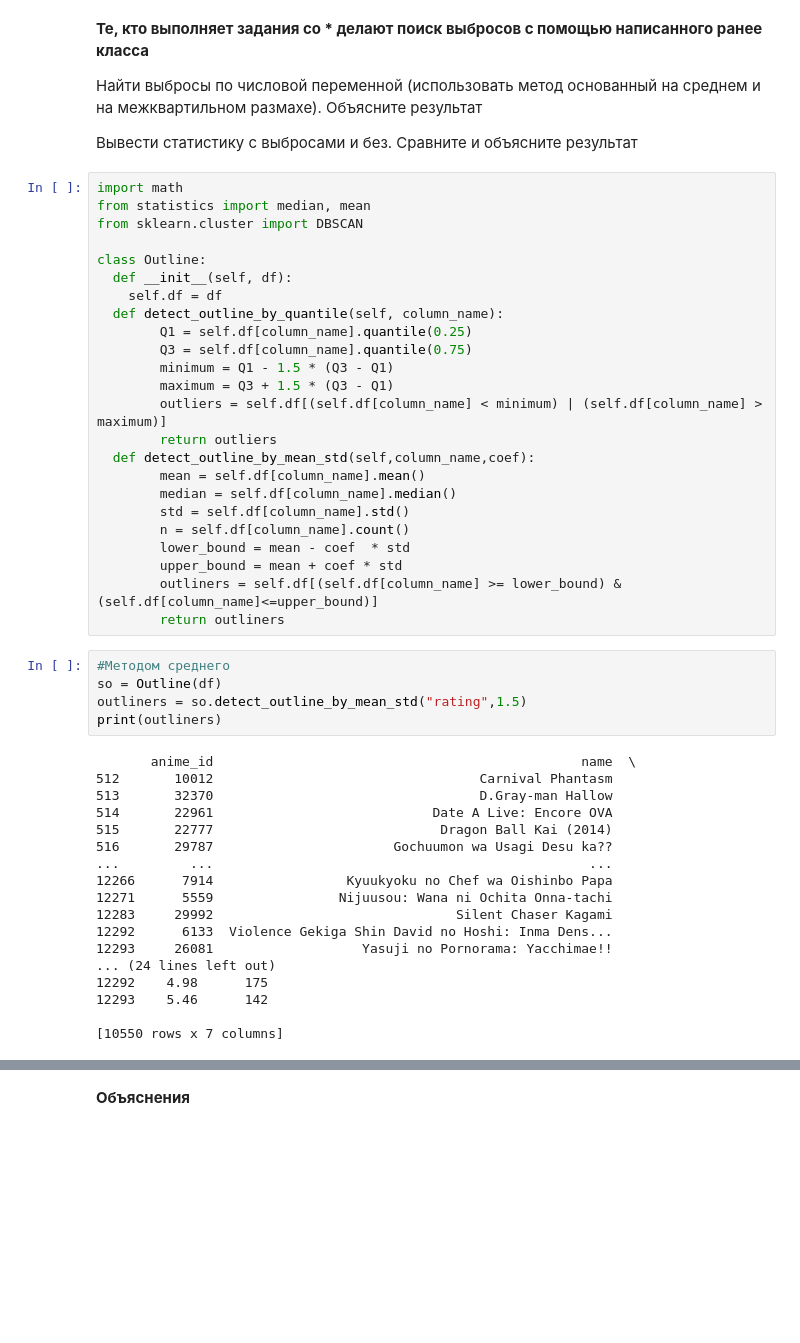
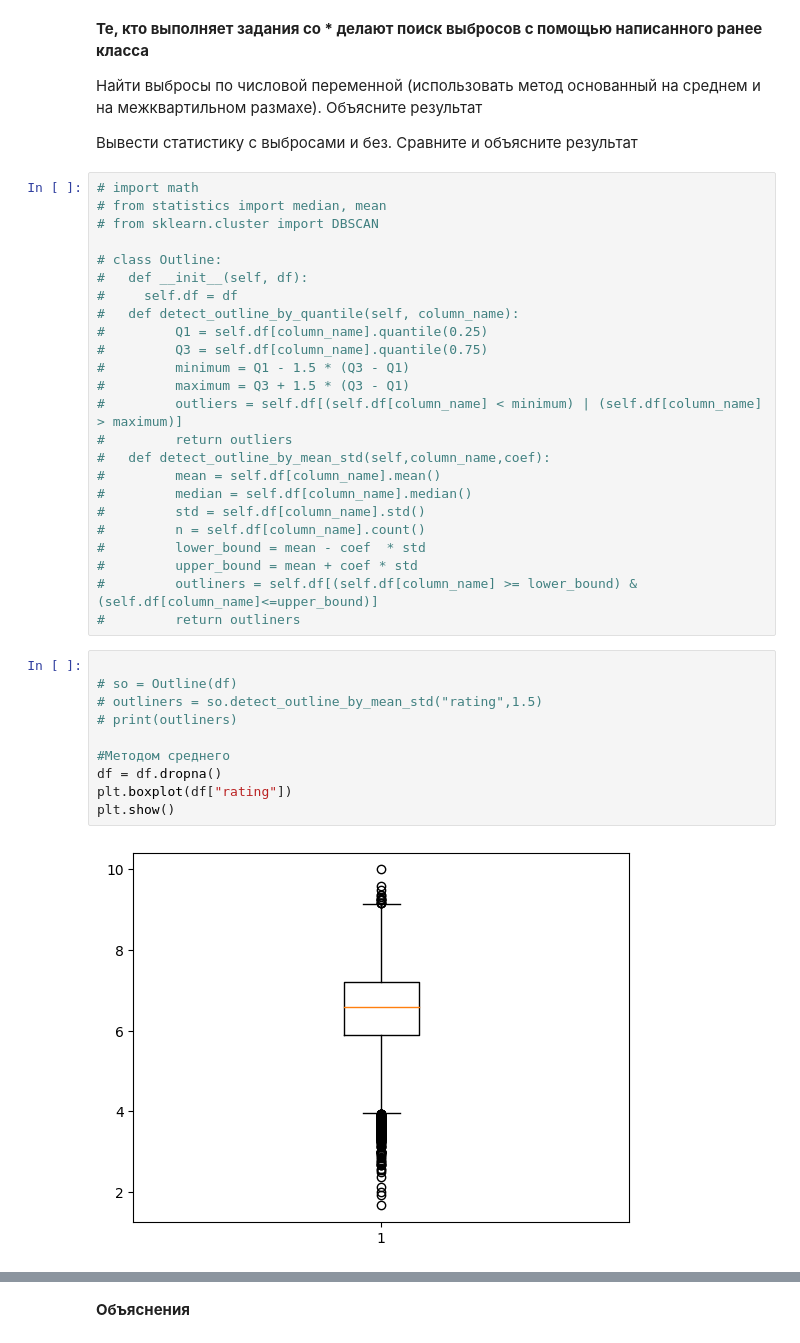
Before and after one commit to tentenvi/tteessstt, a Jupyter notebook: lab3/Задание_3.ipynb, the cells around one changed output, grey strips where cells are left out. Cells and saved outputs as stored; diff of their text form; blank space fills up the shorter version.

```diff
--- a/lab3/Задание_3.ipynb
+++ b/lab3/Задание_3.ipynb
@@ -179,51 +179,40 @@ df_interpolated
 
 Вывести статистику с выбросами и без. Сравните и объясните результат
 # %%
-import math
-from statistics import median, mean
-from sklearn.cluster import DBSCAN
+# import math
+# from statistics import median, mean
+# from sklearn.cluster import DBSCAN
 
-class Outline:
-  def __init__(self, df):
-    self.df = df
-  def detect_outline_by_quantile(self, column_name):
-        Q1 = self.df[column_name].quantile(0.25)
-        Q3 = self.df[column_name].quantile(0.75)
-        minimum = Q1 - 1.5 * (Q3 - Q1)
-        maximum = Q3 + 1.5 * (Q3 - Q1)
-        outliers = self.df[(self.df[column_name] < minimum) | (self.df[column_name] > maximum)]
-        return outliers
-  def detect_outline_by_mean_std(self,column_name,coef):
-        mean = self.df[column_name].mean()
-        median = self.df[column_name].median()
-        std = self.df[column_name].std()
-        n = self.df[column_name].count()
-        lower_bound = mean - coef  * std
-        upper_bound = mean + coef * std
-        outliners = self.df[(self.df[column_name] >= lower_bound) & (self.df[column_name]<=upper_bound)]
-        return outliners
+# class Outline:
+#   def __init__(self, df):
+#     self.df = df
+#   def detect_outline_by_quantile(self, column_name):
+#         Q1 = self.df[column_name].quantile(0.25)
+#         Q3 = self.df[column_name].quantile(0.75)
+#         minimum = Q1 - 1.5 * (Q3 - Q1)
+#         maximum = Q3 + 1.5 * (Q3 - Q1)
+#         outliers = self.df[(self.df[column_name] < minimum) | (self.df[column_name] > maximum)]
+#         return outliers
+#   def detect_outline_by_mean_std(self,column_name,coef):
+#         mean = self.df[column_name].mean()
+#         median = self.df[column_name].median()
+#         std = self.df[column_name].std()
+#         n = self.df[column_name].count()
+#         lower_bound = mean - coef  * std
+#         upper_bound = mean + coef * std
+#         outliners = self.df[(self.df[column_name] >= lower_bound) & (self.df[column_name]<=upper_bound)]
+#         return outliners
 # %%
+
+# so = Outline(df)
+# outliners = so.detect_outline_by_mean_std("rating",1.5)
+# print(outliners)
+
 #Методом среднего
-so = Outline(df)
-outliners = so.detect_outline_by_mean_std("rating",1.5)
-print(outliners)
+df = df.dropna()
+plt.boxplot(df["rating"])
+plt.show()
 # %% [output]
-       anime_id                                               name  \
-512       10012                                  Carnival Phantasm
-513       32370                                  D.Gray-man Hallow
-514       22961                            Date A Live: Encore OVA
-515       22777                             Dragon Ball Kai (2014)
-516       29787                       Gochuumon wa Usagi Desu ka??
-...         ...                                                ...
-12266      7914                 Kyuukyoku no Chef wa Oishinbo Papa
-12271      5559                Nijuusou: Wana ni Ochita Onna-tachi
-12283     29992                               Silent Chaser Kagami
-12292      6133  Violence Gekiga Shin David no Hoshi: Inma Dens...
-12293     26081                   Yasuji no Pornorama: Yacchimae!!
-... (24 lines left out)
-12292    4.98      175
-12293    5.46      142
-
-[10550 rows x 7 columns]
+[figure, added]
 # %%
 #При помощи межквартильного размаха
```
Also changed, not shown: parts of 2 cells of this notebook.
